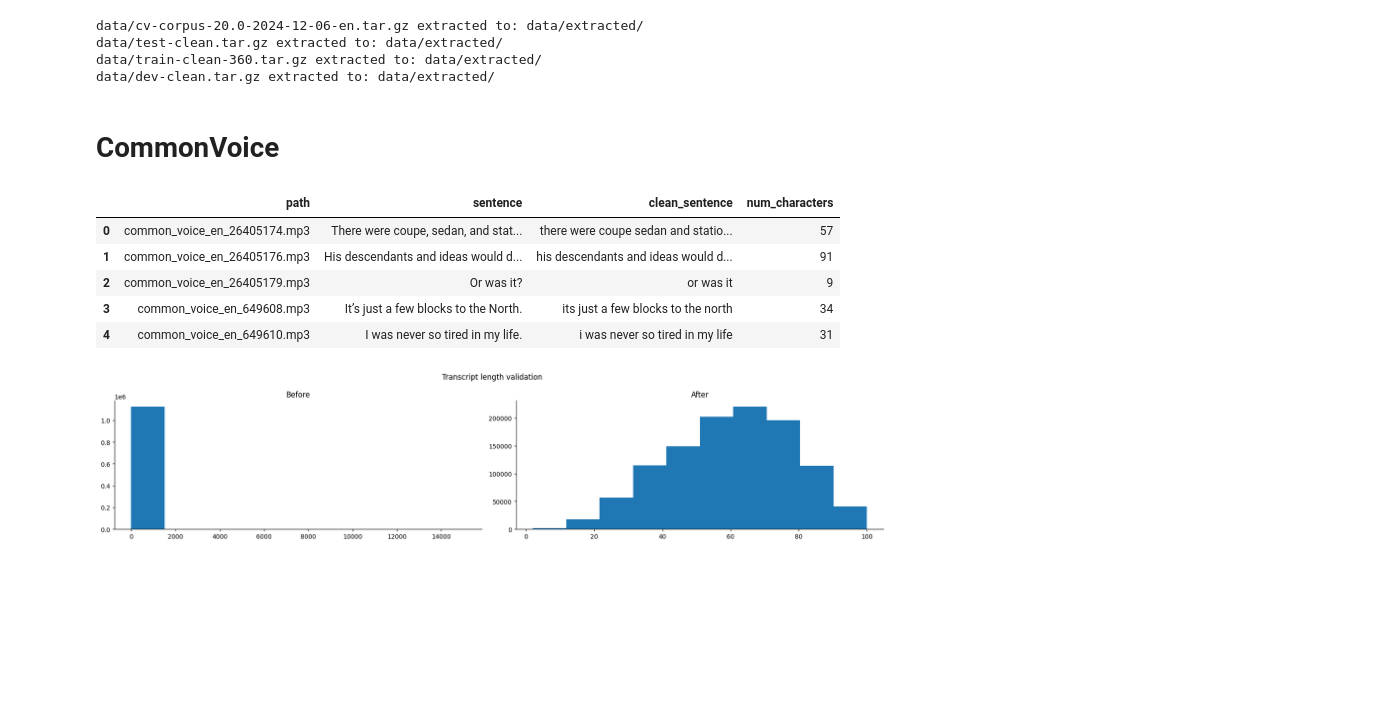
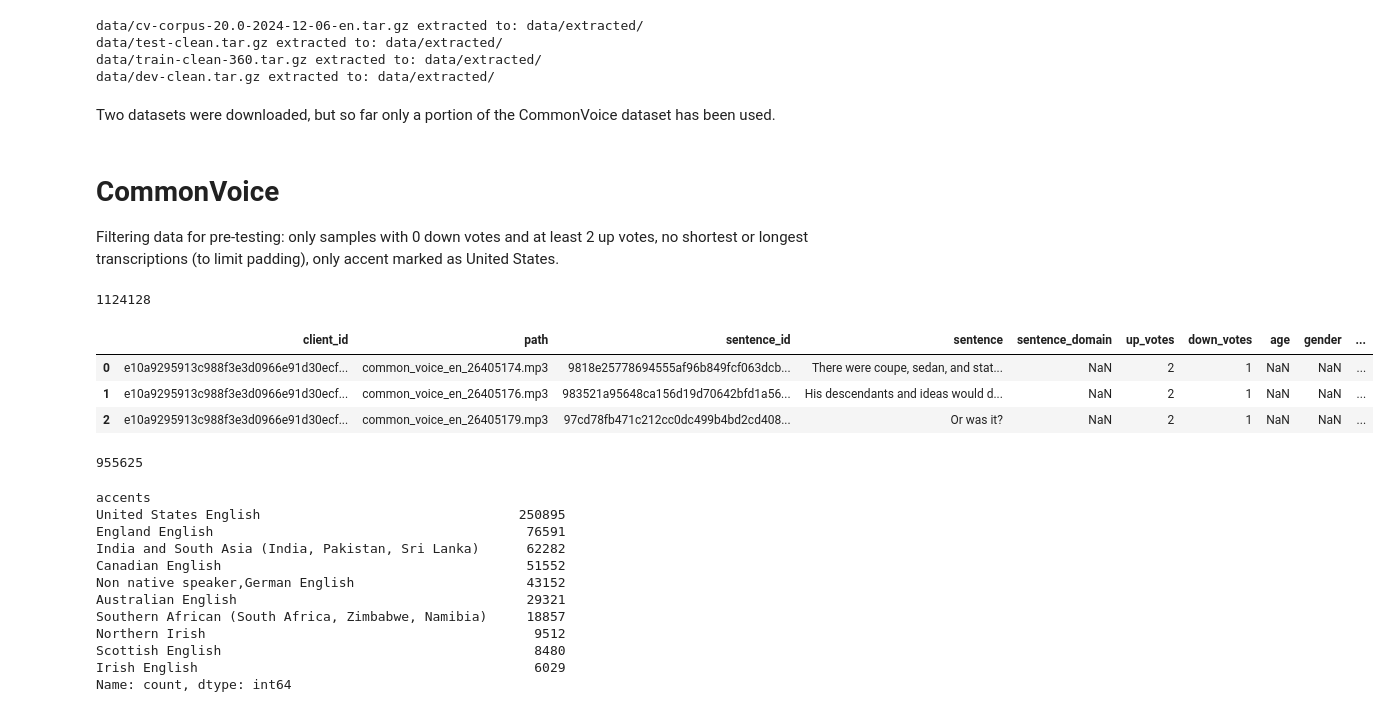
Before and after one commit to k-katarzyna/Automatic_Speech_Recognition, a Jupyter notebook: 00_data.ipynb, the cells around one changed output. Drawn from its saved outputs; the diff is of its cells as text; code cells hidden in the pictures; blank space fills up the shorter version.

```diff
--- a/00_data.ipynb
+++ b/00_data.ipynb
@@ -22,4 +19,6 @@ data/cv-corpus-20.0-2024-12-06-en.tar.gz extracted to: data/extracted/
 data/test-clean.tar.gz extracted to: data/extracted/
 data/train-clean-360.tar.gz extracted to: data/extracted/
 data/dev-clean.tar.gz extracted to: data/extracted/
+# %% [markdown]
+Two datasets were downloaded, but so far only a portion of the CommonVoice dataset has been used.
 # %%
@@ -95,36 +77,41 @@ def get_data(info_df: pd.DataFrame, n_samples: int = None, data_frac: float = No
         y.append(label)
 
     return X, y, df
-# %% [markdown]
-# CommonVoice
+# %% [markdown]
+# CommonVoice
+
+Filtering data for pre-testing: only samples with 0 down votes and at least 2 up votes, no shortest or longest transcriptions (to limit padding), only accent marked as United States.
 # %%
-train_labels = pd.read_csv("data/extracted/cv-corpus-20.0-2024-12-06/en/train.tsv",
-                           sep='\t',
-                           usecols=["sentence", "path"])
-
-train_labels["clean_sentence"] = train_labels.sentence.apply(clean_transcription)
-train_labels["num_characters"] = train_labels.clean_sentence.map(len)
-
-train_labels.head()
+df = pd.read_csv(f"data/extracted/cv-corpus-20.0-2024-12-06/en/train.tsv",
+                  sep='\t', low_memory=False)
+print(len(df))
+df.head(3)
 # %% [output]
+1124128
-|  | path | sentence | clean_sentence | num_characters |
-| 0 | common_voice_en_26405174.mp3 | There were coupe, sedan, and stat... | there were coupe sedan and statio... | 57 |
-| 1 | common_voice_en_26405176.mp3 | His descendants and ideas would d... | his descendants and ideas would d... | 91 |
-| 2 | common_voice_en_26405179.mp3 | Or was it? | or was it | 9 |
-| 3 | common_voice_en_649608.mp3 | It’s just a few blocks to the North. | its just a few blocks to the north | 34 |
-| 4 | common_voice_en_649610.mp3 | I was never so tired in my life. | i was never so tired in my life | 31 |
+|  | client_id | path | sentence_id | sentence | sentence_domain | up_votes | down_votes | age | gender | ... |
+| 0 | e10a9295913c988f3e3d0966e91d30ecf... | common_voice_en_26405174.mp3 | 9818e25778694555af96b849fcf063dcb... | There were coupe, sedan, and stat... | NaN | 2 | 1 | NaN | NaN | ... |
+| 1 | e10a9295913c988f3e3d0966e91d30ecf... | common_voice_en_26405176.mp3 | 983521a95648ca156d19d70642bfd1a56... | His descendants and ideas would d... | NaN | 2 | 1 | NaN | NaN | ... |
+| 2 | e10a9295913c988f3e3d0966e91d30ecf... | common_voice_en_26405179.mp3 | 97cd78fb471c212cc0dc499b4bd2cd408... | Or was it? | NaN | 2 | 1 | NaN | NaN | ... |
-# %%
-fig, ax = plt.subplots(1, 2, figsize=(18, 4))
-plt.suptitle("Transcript length validation")
-ax[0].hist(train_labels.num_characters)
-ax[0].set_title("Before")
-
-threshold = train_labels.num_characters.quantile(0.99)
-idxs = np.where(train_labels.num_characters > threshold)[0].tolist()
-train_labels.drop(idxs, inplace=True)
-
-ax[1].hist(train_labels.num_characters)
-ax[1].set_title("After")
-plt.tight_layout();
-# %% [output]
-[figure, removed]
+# %%
+df = df[(df.down_votes == 0) & (df.up_votes >= 2)]
+df["clean_sentence"] = df.sentence.apply(clean_transcription)
+df = df[df['clean_sentence'].apply(lambda x: bool(re.match("^[a-z ]+$", x)))].reset_index(drop=True)
+df["num_characters"] = df.clean_sentence.map(len)
+df = df[(df.num_characters <= 110) & (df.num_characters >= 10)]
+
+print(len(df))
+df.accents.value_counts()[:10]
+# %% [output]
+955625
+accents
+United States English                                 250895
+England English                                        76591
+India and South Asia (India, Pakistan, Sri Lanka)      62282
+Canadian English                                       51552
+Non native speaker,German English                      43152
+Australian English                                     29321
+Southern African (South Africa, Zimbabwe, Namibia)     18857
+Northern Irish                                          9512
+Scottish English                                        8480
+Irish English                                           6029
+Name: count, dtype: int64
```
Also changed, not shown: parts of 28 cells of this notebook.
